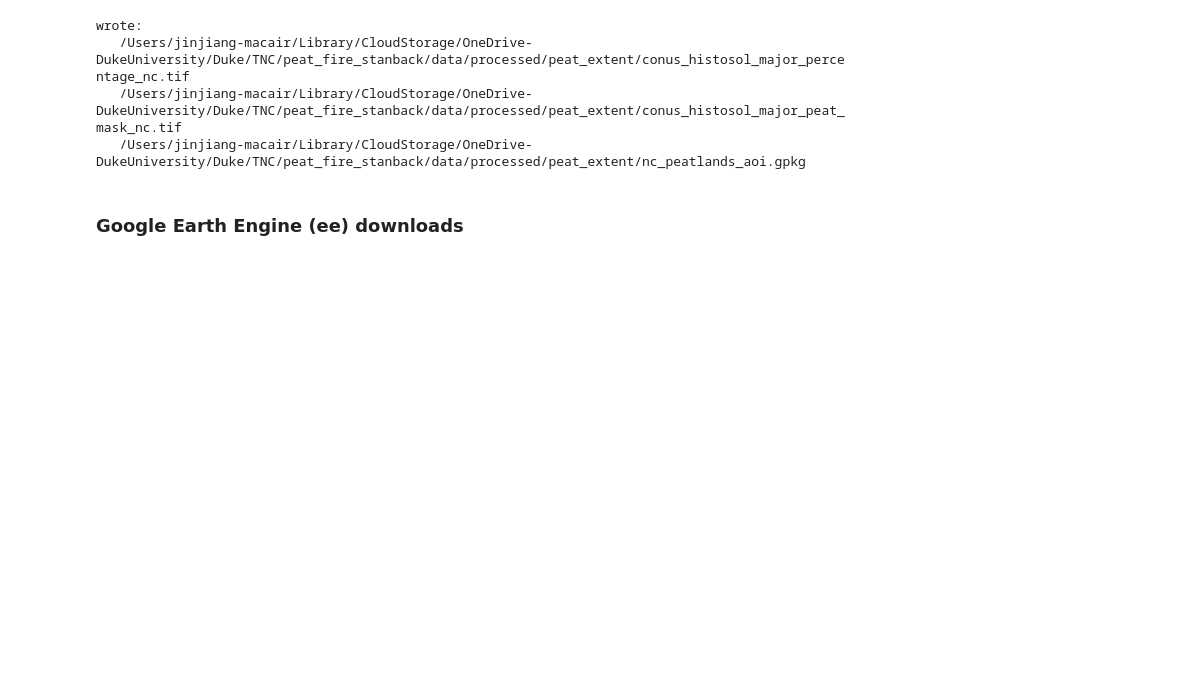
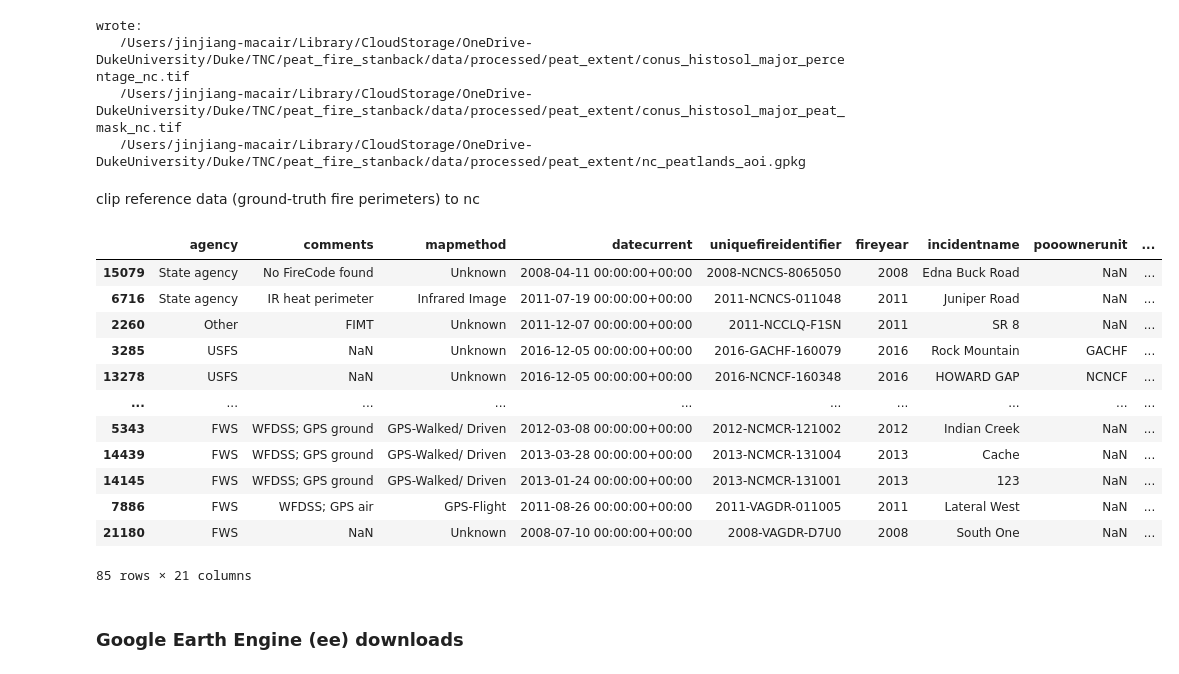
Before and after one commit to jimzhang629/peat_fire_stanback, a Jupyter notebook: notebooks/download_and_clip_data.ipynb, the cells around one changed output. Drawn from its saved outputs; the diff is of its cells as text; code cells hidden in the pictures; blank space fills up the shorter version.

```diff
--- a/notebooks/download_and_clip_data.ipynb
+++ b/notebooks/download_and_clip_data.ipynb
@@ -187,6 +187,29 @@ wrote:
    /Users/jinjiang-macair/Library/CloudStorage/OneDrive-DukeUniversity/Duke/TNC/peat_fire_stanback/data/processed/peat_extent/conus_histosol_major_percentage_nc.tif
    /Users/jinjiang-macair/Library/CloudStorage/OneDrive-DukeUniversity/Duke/TNC/peat_fire_stanback/data/processed/peat_extent/conus_histosol_major_peat_mask_nc.tif
    /Users/jinjiang-macair/Library/CloudStorage/OneDrive-DukeUniversity/Duke/TNC/peat_fire_stanback/data/processed/peat_extent/nc_peatlands_aoi.gpkg
+# %% [markdown]
+clip reference data (ground-truth fire perimeters) to nc
+# %%
+clip_vector_to_mask_and_save(
+    data_path("raw","fire","reference","InterAgencyFirePerimeterHistory_All_Years_View_-104997095188071827.gpkg"),
+    nc, data_path("processed","fire","reference","nifc_ifph","nifc_ifph_nc.gpkg"))
+clip_vector_to_mask_and_save(
+    data_path("raw","fire","reference","Historic_Geomac_Perimeters_Combined_2000_2018_-7007592357689317076.gpkg"),
+    nc, data_path("processed","fire","reference","geomac","geomac_nc.gpkg"))
+# %% [output]
+|  | agency | comments | mapmethod | datecurrent | uniquefireidentifier | fireyear | incidentname | pooownerunit | ... |
+| 15079 | State agency | No FireCode found | Unknown | 2008-04-11 00:00:00+00:00 | 2008-NCNCS-8065050 | 2008 | Edna Buck Road | NaN | ... |
+| 6716 | State agency | IR heat perimeter | Infrared Image | 2011-07-19 00:00:00+00:00 | 2011-NCNCS-011048 | 2011 | Juniper Road | NaN | ... |
+| 2260 | Other | FIMT | Unknown | 2011-12-07 00:00:00+00:00 | 2011-NCCLQ-F1SN | 2011 | SR 8 | NaN | ... |
+| 3285 | USFS | NaN | Unknown | 2016-12-05 00:00:00+00:00 | 2016-GACHF-160079 | 2016 | Rock Mountain | GACHF | ... |
+| 13278 | USFS | NaN | Unknown | 2016-12-05 00:00:00+00:00 | 2016-NCNCF-160348 | 2016 | HOWARD GAP | NCNCF | ... |
+| ... | ... | ... | ... | ... | ... | ... | ... | ... | ... |
+| 5343 | FWS | WFDSS; GPS ground | GPS-Walked/ Driven | 2012-03-08 00:00:00+00:00 | 2012-NCMCR-121002 | 2012 | Indian Creek | NaN | ... |
+| 14439 | FWS | WFDSS; GPS ground | GPS-Walked/ Driven | 2013-03-28 00:00:00+00:00 | 2013-NCMCR-131004 | 2013 | Cache | NaN | ... |
+| 14145 | FWS | WFDSS; GPS ground | GPS-Walked/ Driven | 2013-01-24 00:00:00+00:00 | 2013-NCMCR-131001 | 2013 | 123 | NaN | ... |
+| 7886 | FWS | WFDSS; GPS air | GPS-Flight | 2011-08-26 00:00:00+00:00 | 2011-VAGDR-011005 | 2011 | Lateral West | NaN | ... |
+| 21180 | FWS | NaN | Unknown | 2008-07-10 00:00:00+00:00 | 2008-VAGDR-D7U0 | 2008 | South One | NaN | ... |
+85 rows × 21 columns
 # %% [markdown]
 ### Google Earth Engine (ee) downloads
 # %%
```
Also changed, not shown: 2 other files.
